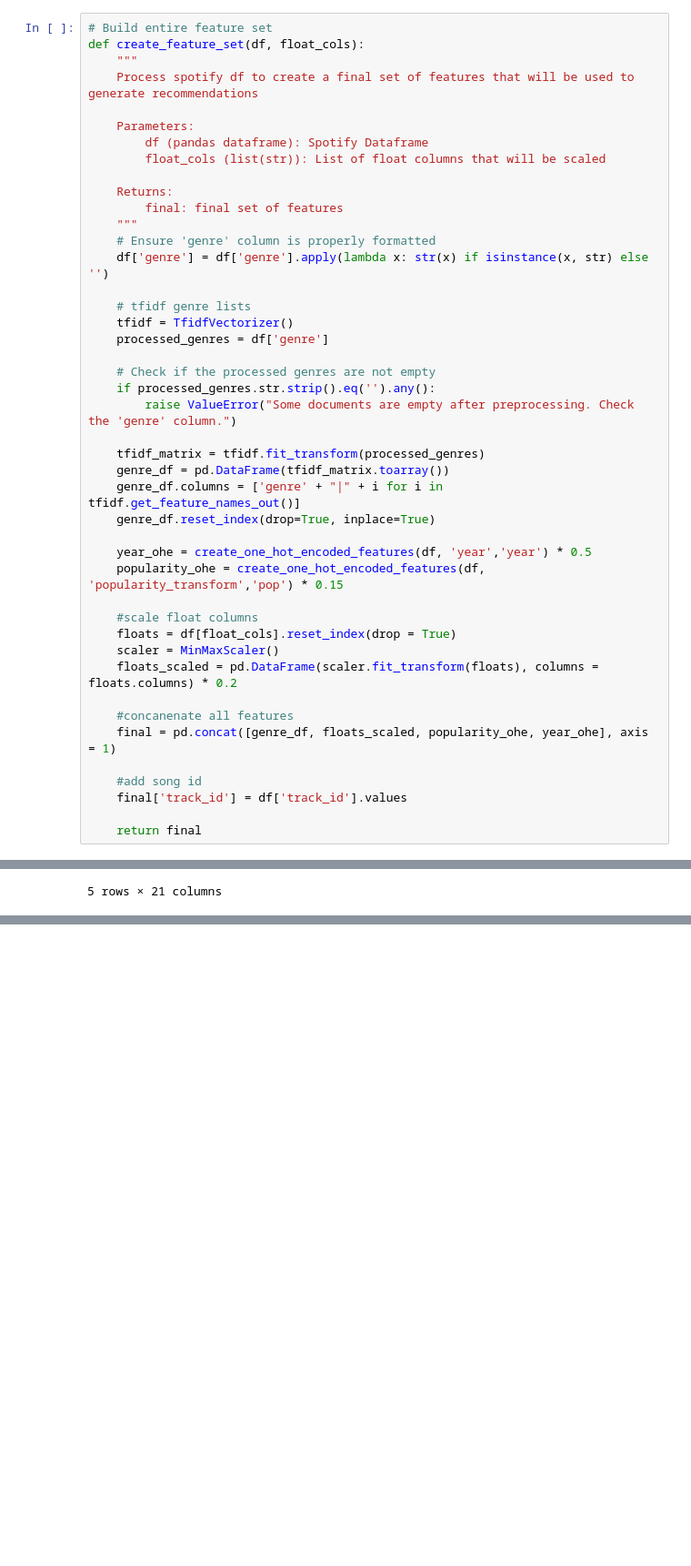
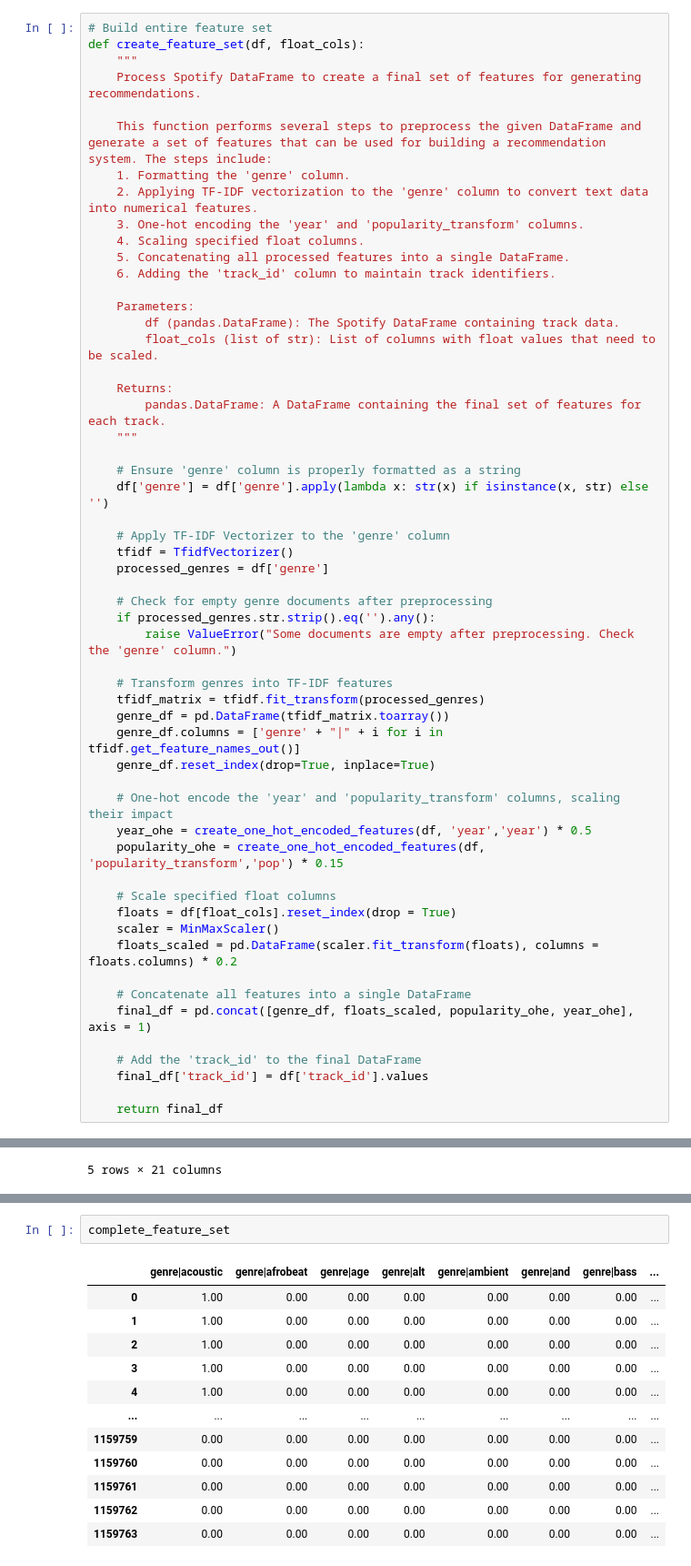
Before and after one commit to estefysc/music_recommender_system, a Jupyter notebook: recommender.ipynb, the cells around one changed output, grey strips where cells are left out. Shown at 91% size. Drawn from its saved outputs; the diff is of its cells as text; blank space fills up the shorter version.

```diff
--- a/recommender.ipynb
+++ b/recommender.ipynb
@@ -193,46 +204,57 @@ Term Frequency Inverse Document Frequency. This is very common algorithm to tran
 # Build entire feature set
 def create_feature_set(df, float_cols):
     """
-    Process spotify df to create a final set of features that will be used to generate recommendations
+    Process Spotify DataFrame to create a final set of features for generating recommendations.
+
+    This function performs several steps to preprocess the given DataFrame and generate a set of features that can be used for building a recommendation system. The steps include:
+    1. Formatting the 'genre' column.
+    2. Applying TF-IDF vectorization to the 'genre' column to convert text data into numerical features.
+    3. One-hot encoding the 'year' and 'popularity_transform' columns.
+    4. Scaling specified float columns.
+    5. Concatenating all processed features into a single DataFrame.
+    6. Adding the 'track_id' column to maintain track identifiers.
 
     Parameters:
-        df (pandas dataframe): Spotify Dataframe
-        float_cols (list(str)): List of float columns that will be scaled
+        df (pandas.DataFrame): The Spotify DataFrame containing track data.
+        float_cols (list of str): List of columns with float values that need to be scaled.
 
     Returns:
-        final: final set of features
+        pandas.DataFrame: A DataFrame containing the final set of features for each track.
     """
-    # Ensure 'genre' column is properly formatted
+
+    # Ensure 'genre' column is properly formatted as a string
     df['genre'] = df['genre'].apply(lambda x: str(x) if isinstance(x, str) else '')
 
-    # tfidf genre lists
+    # Apply TF-IDF Vectorizer to the 'genre' column
     tfidf = TfidfVectorizer()
     processed_genres = df['genre']
 
-    # Check if the processed genres are not empty
+    # Check for empty genre documents after preprocessing
     if processed_genres.str.strip().eq('').any():
         raise ValueError("Some documents are empty after preprocessing. Check the 'genre' column.")
 
+    # Transform genres into TF-IDF features
     tfidf_matrix = tfidf.fit_transform(processed_genres)
     genre_df = pd.DataFrame(tfidf_matrix.toarray())
     genre_df.columns = ['genre' + "|" + i for i in tfidf.get_feature_names_out()]
     genre_df.reset_index(drop=True, inplace=True)
 
+    # One-hot encode the 'year' and 'popularity_transform' columns, scaling their impact
     year_ohe = create_one_hot_encoded_features(df, 'year','year') * 0.5
     popularity_ohe = create_one_hot_encoded_features(df, 'popularity_transform','pop') * 0.15
 
-    #scale float columns
+    # Scale specified float columns
     floats = df[float_cols].reset_index(drop = True)
     scaler = MinMaxScaler()
     floats_scaled = pd.DataFrame(scaler.fit_transform(floats), columns = floats.columns) * 0.2
 
-    #concanenate all features
-    final = pd.concat([genre_df, floats_scaled, popularity_ohe, year_ohe], axis = 1)
+    # Concatenate all features into a single DataFrame
+    final_df = pd.concat([genre_df, floats_scaled, popularity_ohe, year_ohe], axis = 1)
 
-    #add song id
-    final['track_id'] = df['track_id'].values
+    # Add the 'track_id' to the final DataFrame
+    final_df['track_id'] = df['track_id'].values
 
-    return final
+    return final_df
 # %%
 complete_feature_set = create_feature_set(spotify_df, float_cols = float_cols)
 # %%
@@ -490,0 +498,15 @@ complete_feature_set_playlist_vector_EDM, complete_feature_set_nonplaylist_EDM =
+# %%
+complete_feature_set
+# %% [output]
+|  | genre|acoustic | genre|afrobeat | genre|age | genre|alt | genre|ambient | genre|and | genre|bass | ... |
+| 0 | 1.00 | 0.00 | 0.00 | 0.00 | 0.00 | 0.00 | 0.00 | ... |
+| 1 | 1.00 | 0.00 | 0.00 | 0.00 | 0.00 | 0.00 | 0.00 | ... |
+| 2 | 1.00 | 0.00 | 0.00 | 0.00 | 0.00 | 0.00 | 0.00 | ... |
+| 3 | 1.00 | 0.00 | 0.00 | 0.00 | 0.00 | 0.00 | 0.00 | ... |
+| 4 | 1.00 | 0.00 | 0.00 | 0.00 | 0.00 | 0.00 | 0.00 | ... |
+| ... | ... | ... | ... | ... | ... | ... | ... | ... |
+| 1159759 | 0.00 | 0.00 | 0.00 | 0.00 | 0.00 | 0.00 | 0.00 | ... |
+| 1159760 | 0.00 | 0.00 | 0.00 | 0.00 | 0.00 | 0.00 | 0.00 | ... |
+| 1159761 | 0.00 | 0.00 | 0.00 | 0.00 | 0.00 | 0.00 | 0.00 | ... |
+| 1159762 | 0.00 | 0.00 | 0.00 | 0.00 | 0.00 | 0.00 | 0.00 | ... |
+| 1159763 | 0.00 | 0.00 | 0.00 | 0.00 | 0.00 | 0.00 | 0.00 | ... |
```
Also changed, not shown: parts of 13 cells of this notebook.
